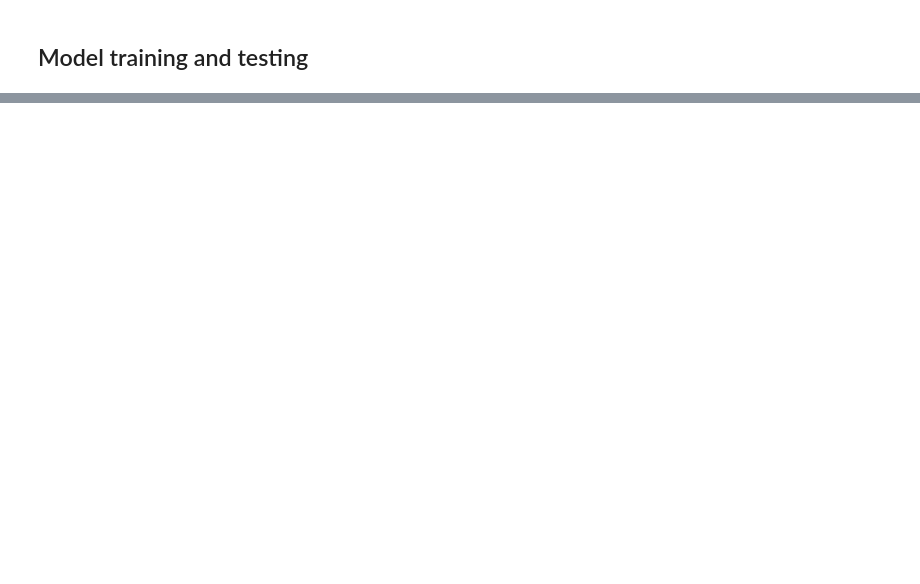
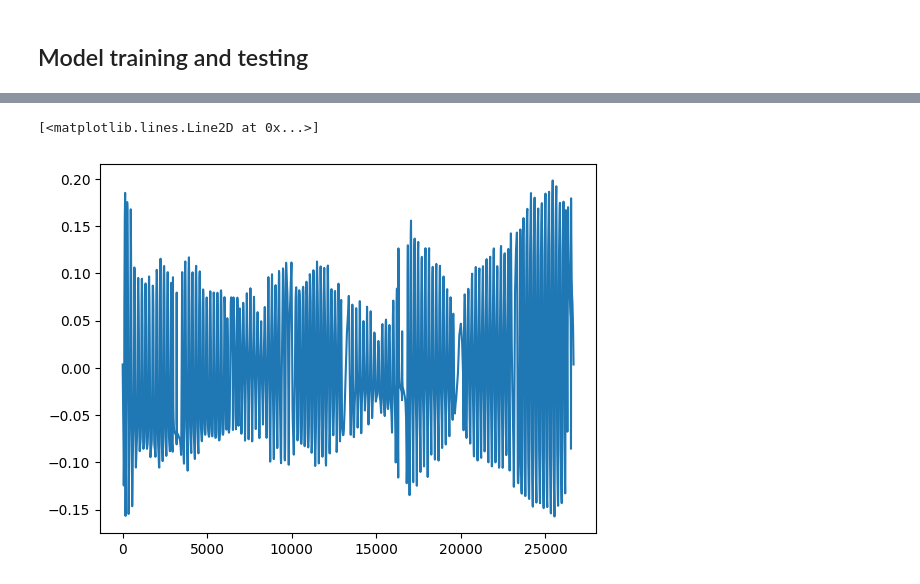
Before and after one commit to alejandroborj/ML-Optic-Correction, a Jupyter notebook: src/generate_data/test_ml.ipynb, the cells around one changed output, grey strips where cells are left out. Drawn from its saved outputs; the diff is of its cells as text; code cells hidden in the pictures; blank space fills up the shorter version.

```diff
--- a/src/generate_data/test_ml.ipynb
+++ b/src/generate_data/test_ml.ipynb
@@ -96,0 +162,28 @@ plt.legend()
+# %%
+OPTICS_30CM_2023 = '/afs/cern.ch/user/a/aborjess/work/private/models/LHCB1/B1_30cm_flat/modifiers.madx'
+index = 0
+seed = 1000000
+
+mdx.job_magneterrors_b1(OPTICS_30CM_2023, str(index), seed)
+b1_tw_before_match = mdx.table.twiss.dframe() # Twiss before match
+mdx.match_tunes_b1()
+
+b1_tw_after_match = mdx.table.twiss.dframe()# Twiss after match
+mdx.generate_twiss_train_b1()
+
+twiss_data_b1 = mdx.table.twiss.dframe() # Relevant to training Twiss data
+common_errors = mdx.table.cetab.dframe() # Errors for both beams, triplet errors
+b1_errors = mdx.table.etabb1.dframe() # Table error for MQX magnets
+
+mdx.job_magneterrors_b2(OPTICS_30CM_2023, str(index), seed)
+
+b2_tw_before_match = mdx.table.twiss.dframe() # Twiss before match
+
+mdx.match_tunes_b2()
+
+b2_tw_after_match = mdx.table.twiss.dframe()# Twiss after match
+
+mdx.generate_twiss_train_b2()
+
+twiss_data_b2 = mdx.table.twiss.dframe() # Relevant to training Twiss data
+b2_errors= mdx.table.etabb2.dframe() # Table error for MQX magnets
@@ -96,0 +208,5 @@ plt.legend()
+# %%
+plt.plot(b2_tw_before_match.s, (b2_tw_before_match.betx-nominal_twiss_b2.betx)/nominal_twiss_b2.betx)
+# %% [output]
+[<matplotlib.lines.Line2D at 0x...>]
+[figure, added]
```
Also changed, not shown: parts of 18 cells of this notebook, 57 other files.
